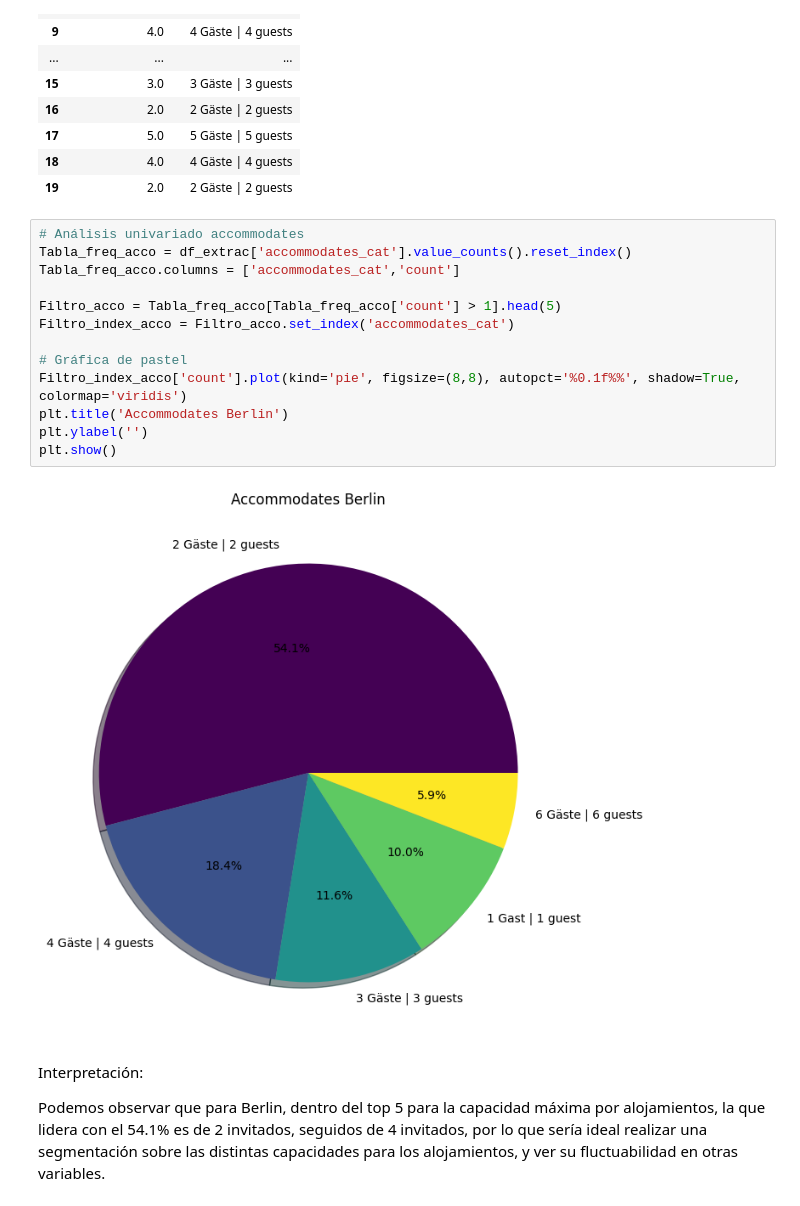
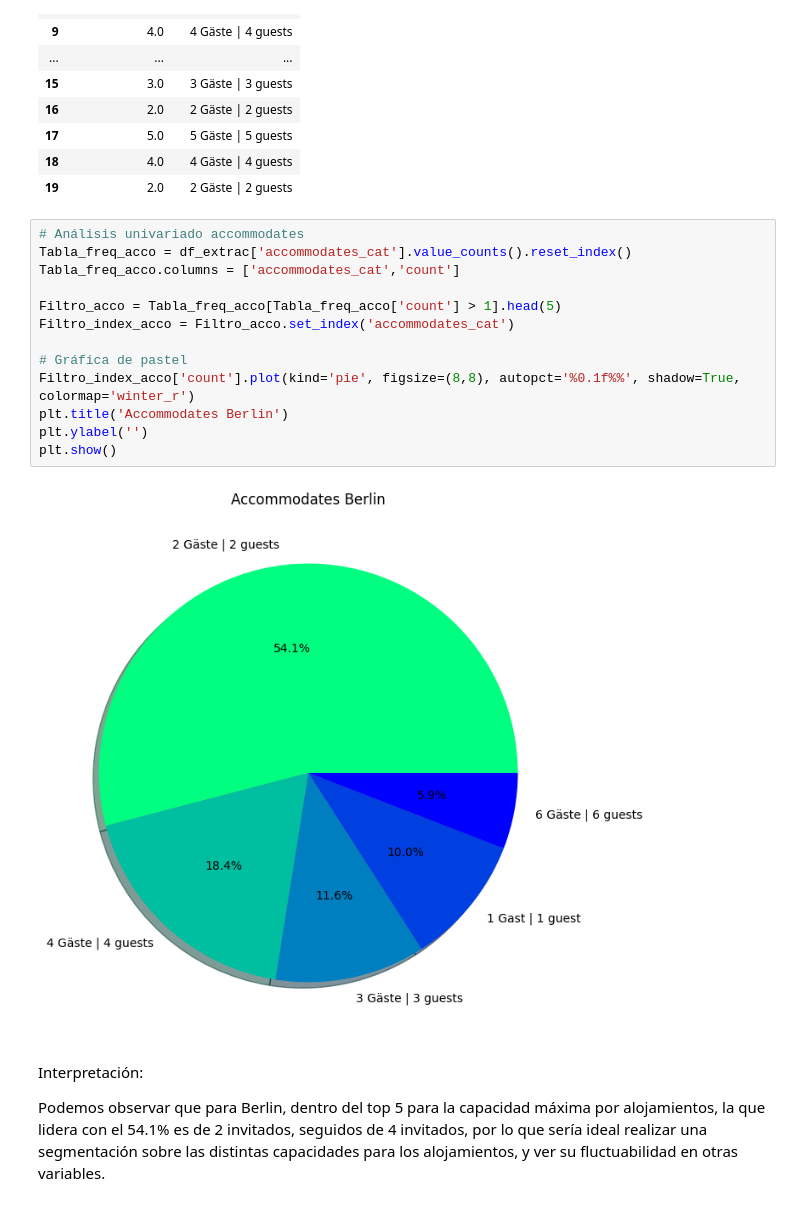
Before and after one commit to Raydays55/Actividad-5, a Jupyter notebook: Act5.ipynb, the cells around one changed output. Saved outputs shown, nothing was run; the diff lists cells and outputs as text.

```diff
--- a/Act5.ipynb
+++ b/Act5.ipynb
@@ -696,18 +696,18 @@ Ancho del intervalo:  0.40583656045808925
 # %%
 # Análisis univariado accommodates
 Tabla_freq_acco = df_extrac['accommodates_cat'].value_counts().reset_index()
 Tabla_freq_acco.columns = ['accommodates_cat','count']
 
 Filtro_acco = Tabla_freq_acco[Tabla_freq_acco['count'] > 1].head(5)
 Filtro_index_acco = Filtro_acco.set_index('accommodates_cat')
 
 # Gráfica de pastel
-Filtro_index_acco['count'].plot(kind='pie', figsize=(8,8), autopct='%0.1f%%', shadow=True, colormap='viridis')
+Filtro_index_acco['count'].plot(kind='pie', figsize=(8,8), autopct='%0.1f%%', shadow=True, colormap='winter_r')
 plt.title('Accommodates Berlin')
 plt.ylabel('')
 plt.show()
 # %% [output]
-[figure, old version]
+[figure, new version]
 # %% [markdown]
 Interpretación:
 
```
Also changed, not shown: parts of 5 cells of this notebook.
